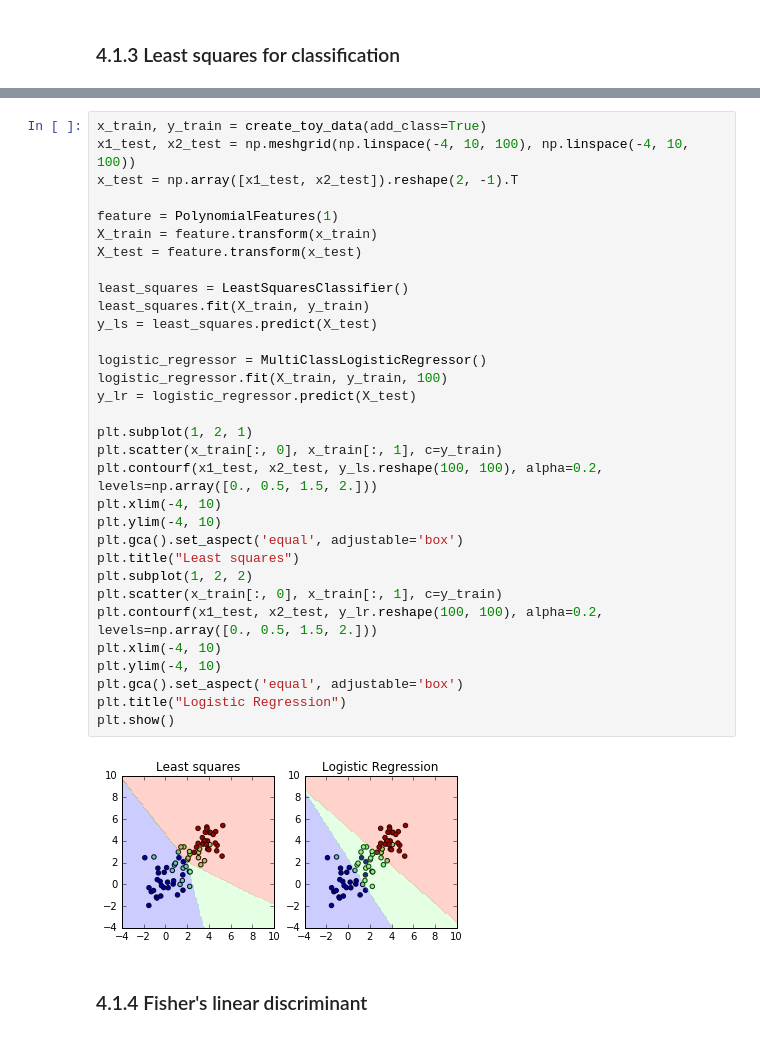
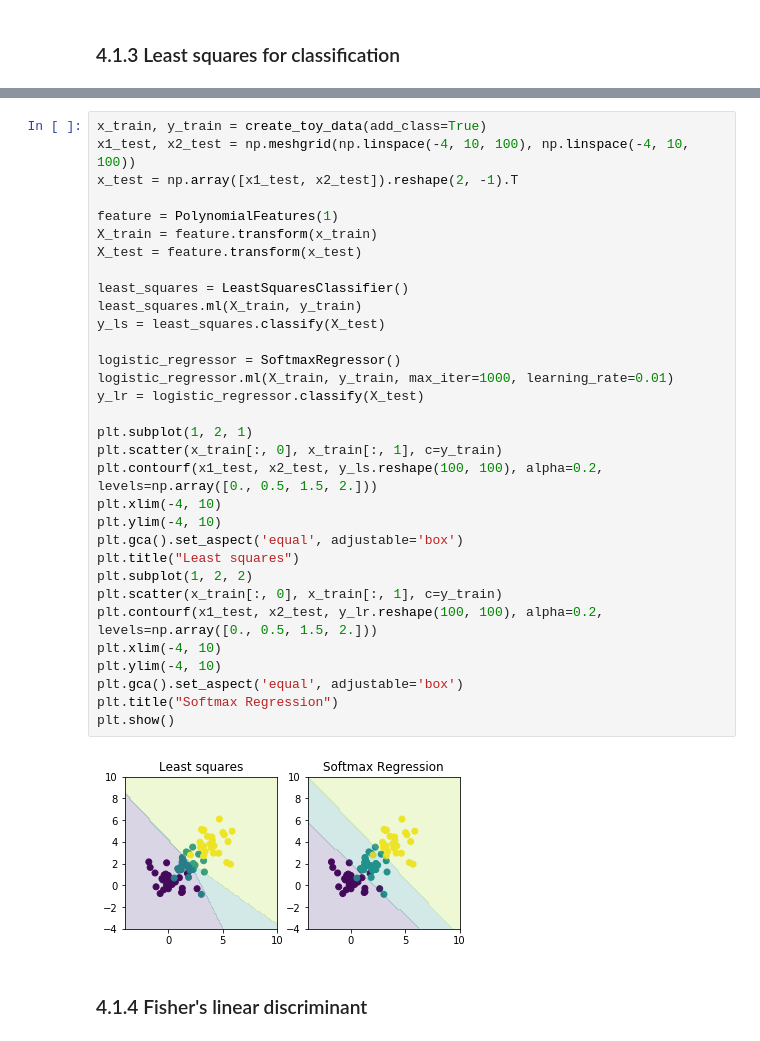
Before and after one commit to ctgk/PRML, a Jupyter notebook: notebooks/ch04_Linear_Models_for_Classfication.ipynb, the cells around one changed output, grey strips where cells are left out. Drawn from its saved outputs; the diff is of its cells as text.

```diff
--- a/notebooks/ch04_Linear_Models_for_Classfication.ipynb
+++ b/notebooks/ch04_Linear_Models_for_Classfication.ipynb
@@ -85,37 +87,37 @@ plt.show()
 # %%
 x_train, y_train = create_toy_data(add_class=True)
 x1_test, x2_test = np.meshgrid(np.linspace(-4, 10, 100), np.linspace(-4, 10, 100))
 x_test = np.array([x1_test, x2_test]).reshape(2, -1).T
 
 feature = PolynomialFeatures(1)
 X_train = feature.transform(x_train)
 X_test = feature.transform(x_test)
 
 least_squares = LeastSquaresClassifier()
-least_squares.fit(X_train, y_train)
-y_ls = least_squares.predict(X_test)
+least_squares.ml(X_train, y_train)
+y_ls = least_squares.classify(X_test)
 
-logistic_regressor = MultiClassLogisticRegressor()
-logistic_regressor.fit(X_train, y_train, 100)
-y_lr = logistic_regressor.predict(X_test)
+logistic_regressor = SoftmaxRegressor()
+logistic_regressor.ml(X_train, y_train, max_iter=1000, learning_rate=0.01)
+y_lr = logistic_regressor.classify(X_test)
 
 plt.subplot(1, 2, 1)
 plt.scatter(x_train[:, 0], x_train[:, 1], c=y_train)
 plt.contourf(x1_test, x2_test, y_ls.reshape(100, 100), alpha=0.2, levels=np.array([0., 0.5, 1.5, 2.]))
 plt.xlim(-4, 10)
 plt.ylim(-4, 10)
 plt.gca().set_aspect('equal', adjustable='box')
 plt.title("Least squares")
 plt.subplot(1, 2, 2)
 plt.scatter(x_train[:, 0], x_train[:, 1], c=y_train)
 plt.contourf(x1_test, x2_test, y_lr.reshape(100, 100), alpha=0.2, levels=np.array([0., 0.5, 1.5, 2.]))
 plt.xlim(-4, 10)
 plt.ylim(-4, 10)
 plt.gca().set_aspect('equal', adjustable='box')
-plt.title("Logistic Regression")
+plt.title("Softmax Regression")
 plt.show()
 # %% [output]
-[figure, old version]
+[figure, new version]
 # %% [markdown]
 ### 4.1.4 Fisher's linear discriminant
 # %%
```
Also changed, not shown: parts of 7 cells of this notebook, 5 other files.
